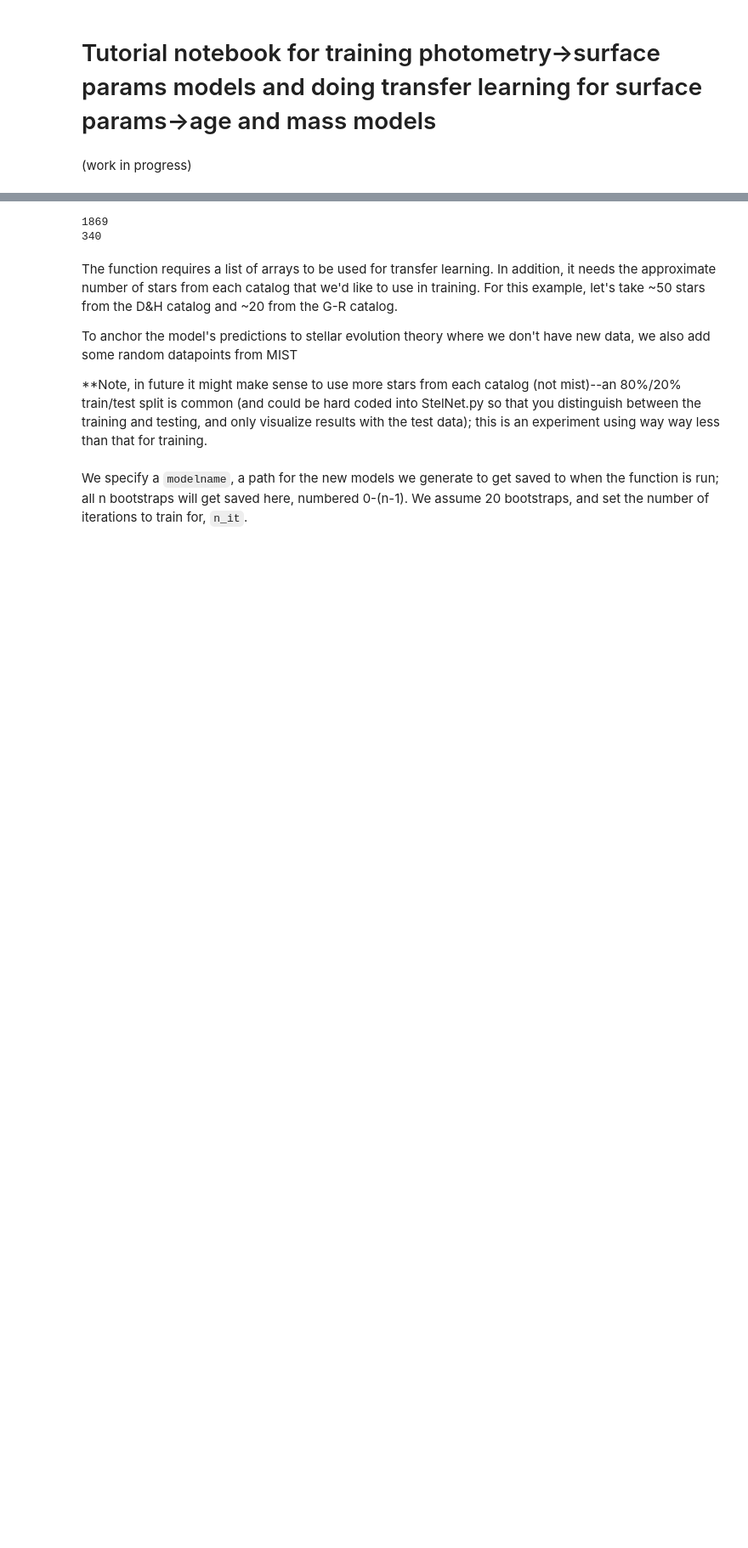
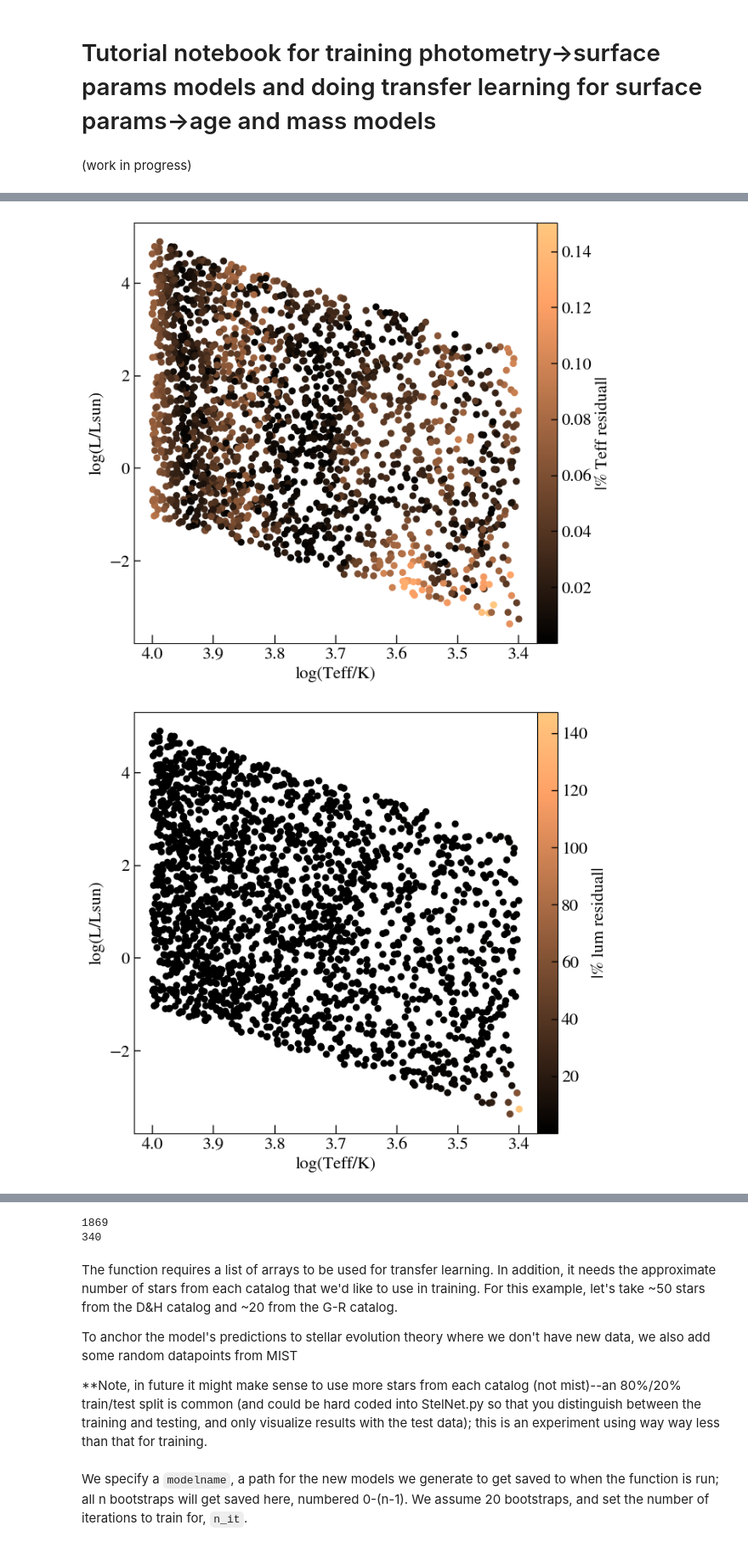
Before and after one commit to anya-m-phillips/StelNet_Transfer_Learning, a Jupyter notebook: train_stelnet_models.ipynb, the cells around one changed output, grey strips where cells are left out. Shown at 85% size. Cells and saved outputs as stored; diff of their text form; code cells hidden in the pictures; blank space fills up the shorter version.

```diff
--- a/train_stelnet_models.ipynb
+++ b/train_stelnet_models.ipynb
@@ -27,0 +72,6 @@ import StelNet as st
+# %%
+# plot an HR diagram with points colored by fractional residual in logTeff (above) and logLuminosity (below)
+test_object.plot_outputspace_residuals(percent_residual=True)
+# %% [output]
+[figure, added]
+[figure, added]
```
Also changed, not shown: parts of 15 cells of this notebook, 12 other files.
